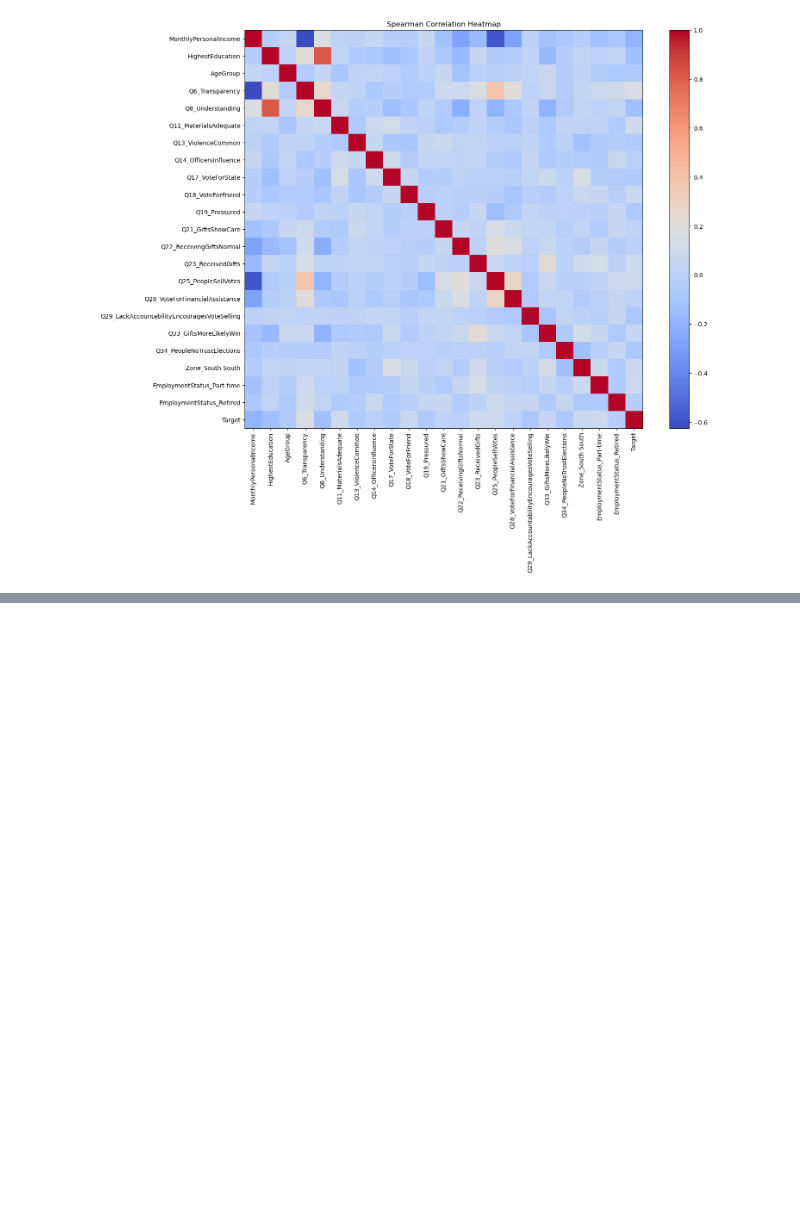
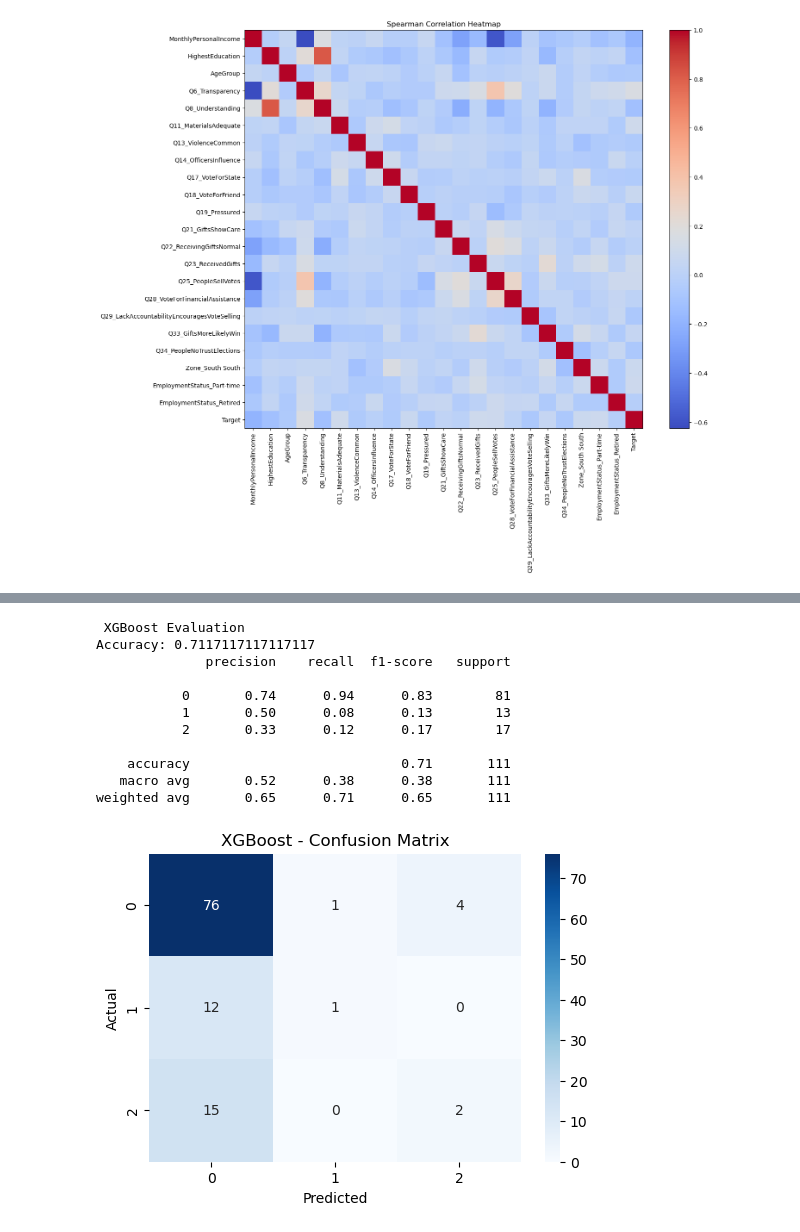
Before and after one commit to monkeyband114/Blockchaindataanalysis, a Jupyter notebook: Training_XGB_LIGHTBGM_RF.ipynb, the cells around one changed output, grey strips where cells are left out. Saved outputs shown, nothing was run; the diff lists cells and outputs as text; code cells hidden in the pictures; blank space fills up the shorter version.

```diff
--- a/Training_XGB_LIGHTBGM_RF.ipynb
+++ b/Training_XGB_LIGHTBGM_RF.ipynb
@@ -138,0 +173,12 @@ rf_pred = rf.predict(X_test)
+# %%
+xgb = XGBClassifier(
+    n_estimators=300,
+    learning_rate=0.05,
+    max_depth=5,
+    subsample=0.8,
+    colsample_bytree=0.8,
+    objective="multi:softprob",
+    num_class=3,
+    eval_metric="mlogloss",
+    random_state=42
+)
@@ -138,0 +233,15 @@ rf_pred = rf.predict(X_test)
+# %%
+evaluate("XGBoost", y_test, xgb_pred)
+# %% [output]
+ XGBoost Evaluation
+Accuracy: 0.7117117117117117
+              precision    recall  f1-score   support
+
+           0       0.74      0.94      0.83        81
+           1       0.50      0.08      0.13        13
+           2       0.33      0.12      0.17        17
+
+    accuracy                           0.71       111
+   macro avg       0.52      0.38      0.38       111
+weighted avg       0.65      0.71      0.65       111
+[figure, added]
```
Also changed, not shown: parts of 24 cells of this notebook.
